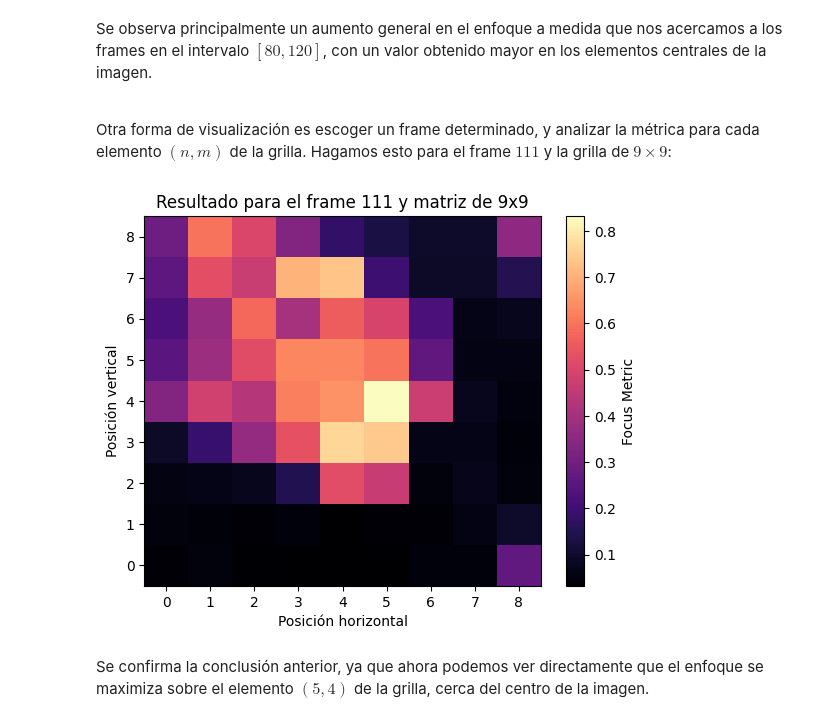
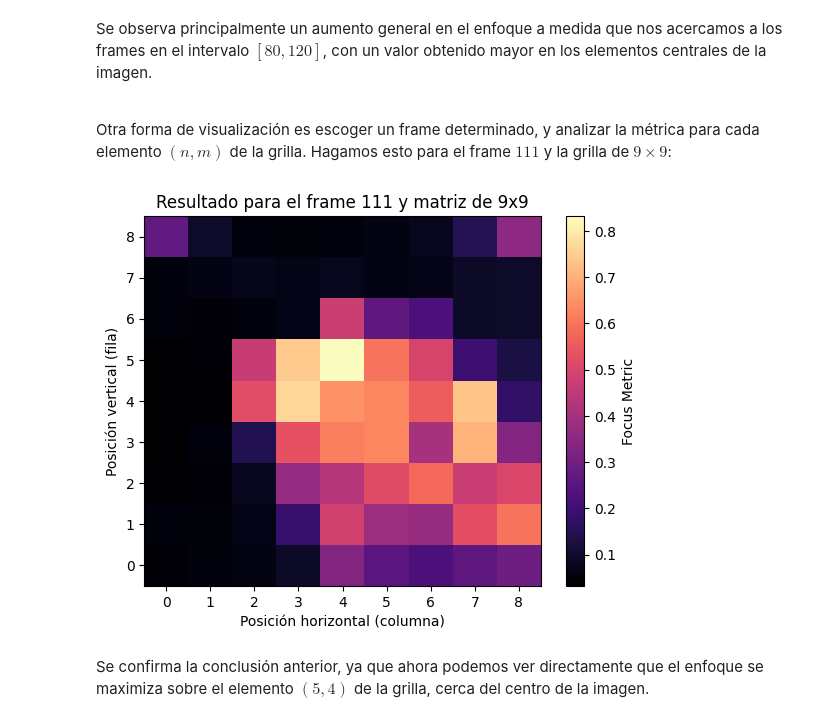
Before and after one commit to Victor-Acad/vision_tp2, a Jupyter notebook: vision_tp2.ipynb, the cells around one changed output. Saved outputs shown, nothing was run; the diff lists cells and outputs as text; code cells hidden in the pictures.

Commit message:
Fix rows and columns in spectrograms.

```diff
--- a/vision_tp2.ipynb
+++ b/vision_tp2.ipynb
@@ -367,17 +367,17 @@ Otra forma de visualización es escoger un frame determinado, y analizar la mét
 # %%
 grid_size_n = 3 # 9x9
 frame_n = 111
 
-max_focus_frame_matrix = FM_matrices_by_grid[grid_size_n][frame_n]
+max_focus_frame_matrix = FM_matrices_by_grid[grid_size_n][frame_n].T
 
 plt.imshow(max_focus_frame_matrix, aspect='auto', origin='lower', cmap='magma')
-plt.xlabel("Posición horizontal")
-plt.ylabel("Posición vertical")
+plt.xlabel("Posición horizontal (columna)")
+plt.ylabel("Posición vertical (fila)")
 plt.colorbar(label="Focus Metric")
 plt.title(f"Resultado para el frame {frame_n} y matriz de {grid_sizes[grid_size_n][0]}x{grid_sizes[grid_size_n][1]}")
 plt.show()
 # %% [output]
-[figure, old version]
+[figure, new version]
 # %% [markdown]
 Se confirma la conclusión anterior, ya que ahora podemos ver directamente que el enfoque se maximiza sobre el elemento $(5, 4)$ de la grilla, cerca del centro de la imagen.
 # %% [markdown]
```
Also changed, not shown: parts of 1 cell of this notebook.
